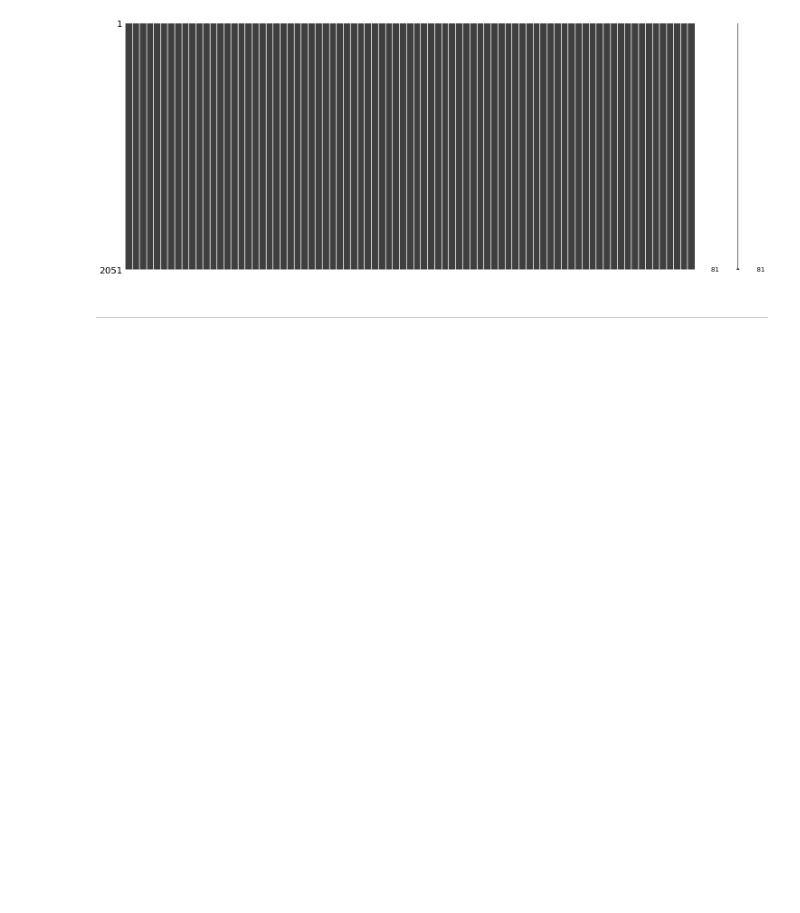
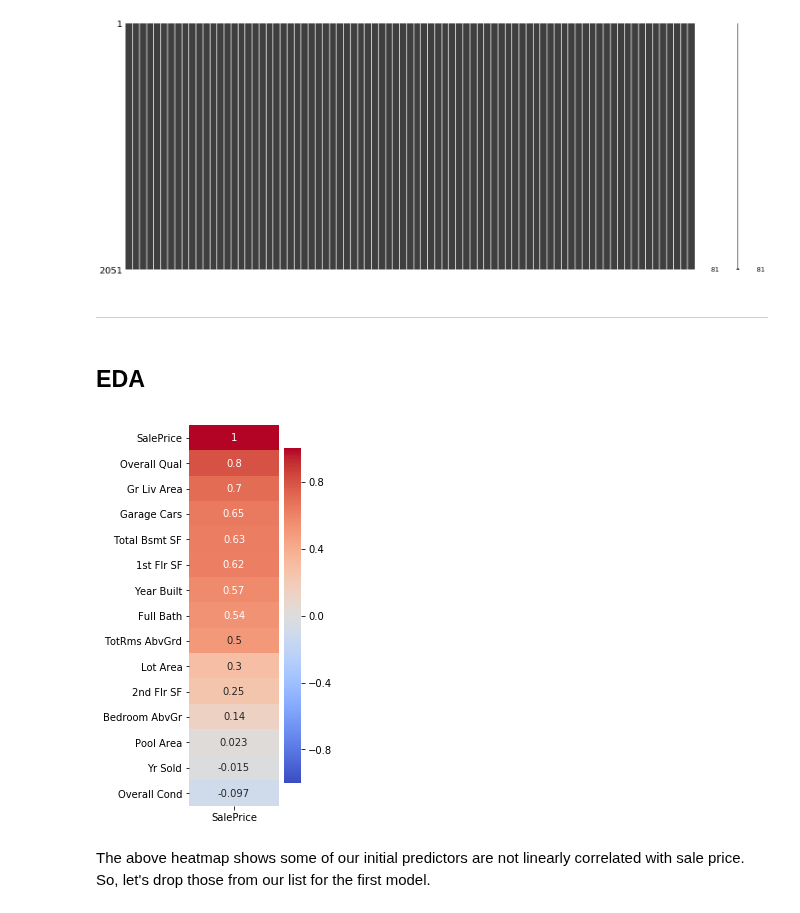
Before and after one commit to CreightonAshton/Scratchwork, a Jupyter notebook: Code/Ames/Ames.ipynb, the cells around one changed output. Saved outputs shown, nothing was run; the diff lists cells and outputs as text; code cells hidden in the pictures; blank space fills up the shorter version.

Commit message:
EDA and first model

```diff
--- a/Code/Ames/Ames.ipynb
+++ b/Code/Ames/Ames.ipynb
@@ -318,3 +323,44 @@ msno.matrix(df);
 df.to_csv('../../Data/Ames/cleaned.csv', index=False)
 # %% [markdown]
 ___
+# %% [markdown]
+## EDA
+# %%
+# make a function to check the correlation between a list of features and the target
+def check_corr(df, features, target):
+
+    # combine the features and the target into one list for the heatmap
+    hm_list = features + [target]
+
+    # plot the correlations between features and the target
+    plt.figure(figsize=(2, len(features)/2))
+    sns.heatmap(df[hm_list].corr()[[target]].sort_values(by=target, ascending=False),
+                vmin=-1,
+                vmax=1,
+                cmap='coolwarm',
+                annot=True
+               );
+# %%
+# make a list of initial predictors based off my initial thoughts on what would affect Sale Price
+predictors = [
+    'Overall Qual',
+    'Overall Cond',
+    'Gr Liv Area',
+    'Lot Area',
+    'Year Built',
+    'Total Bsmt SF',
+    '1st Flr SF',
+    '2nd Flr SF',
+    'Full Bath',
+    'Bedroom AbvGr',
+    'TotRms AbvGrd',
+    'Garage Cars',
+    'Pool Area',
+    'Yr Sold'
+]
+
+check_corr(df, predictors, 'SalePrice')
+# %% [output]
+[figure, added]
+# %% [markdown]
+The above heatmap shows some of our initial predictors are not linearly correlated with sale price. So, let's drop those from our list for the first model.
```
Also changed, not shown: parts of 13 cells of this notebook.
